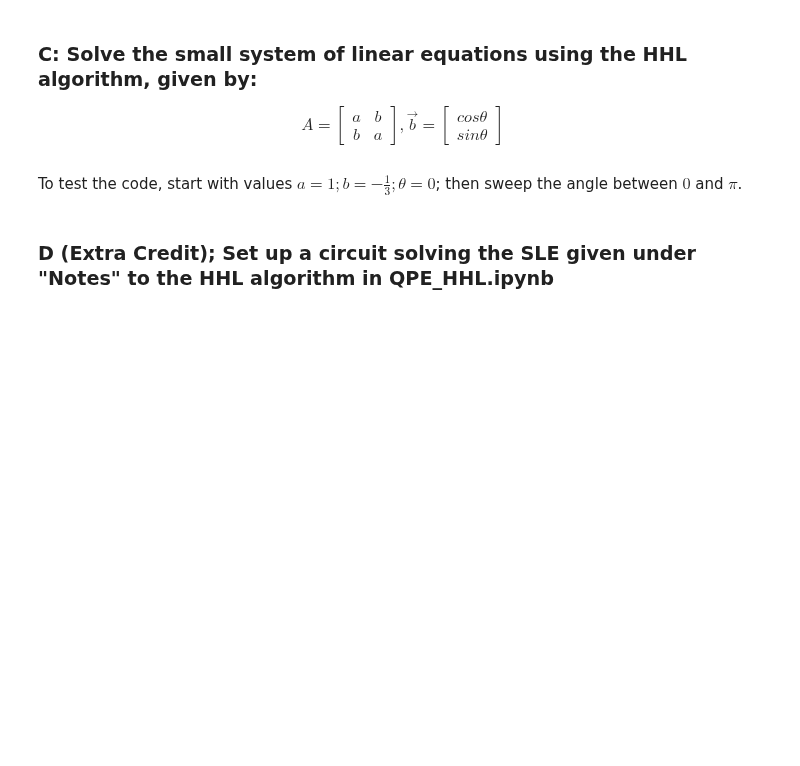
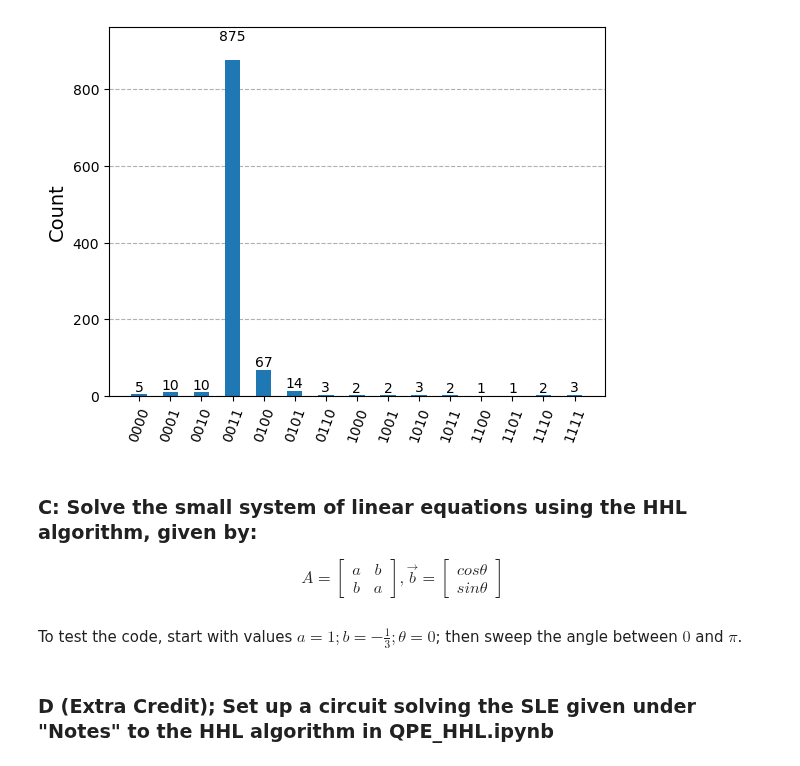
Before and after one commit to elijahkin/amsc698k, a Jupyter notebook: hw5/hw5.ipynb, the cells around one changed output. Saved outputs shown, nothing was run; the diff lists cells and outputs as text; code cells hidden in the pictures; blank space fills up the shorter version.

```diff
--- a/hw5/hw5.ipynb
+++ b/hw5/hw5.ipynb
@@ -31,3 +224,24 @@ Estimate the (assumed unknown) angle φ of a phase gate P(φ, q0) via a QPE to b
+# %%
+backend = Aer.get_backend('aer_simulator')
+job = backend.run(qc, shots=1000)
+result = job.result()
+counts = result.get_counts()
+# backend = Aer.get_backend('qasm_simulator')
+# result = backend.run(qc.decompose, shots=1000).result()
+# counts = result.get_counts()
+
+# Get the outcome with the highest probability.
+measured_str = max(counts, key=counts.get)
+measured_val = int(measured_str, 2)
+
+# The binary outcome corresponds to a fraction m / 2^n_count.
+# Since the eigenphase (normalized) is φ/(2π), we recover φ by:
+phi_est = measured_val / (2 ** n_estimator) * 2 * math.pi
+# return qc, counts, phi_est
+# %%
+plot_histogram(counts)
+# %% [output]
+[figure, added]
 # %% [markdown]
 ### C: Solve the small system of linear equations using the HHL algorithm, given by:
 
```
Also changed, not shown: parts of 13 cells of this notebook.
